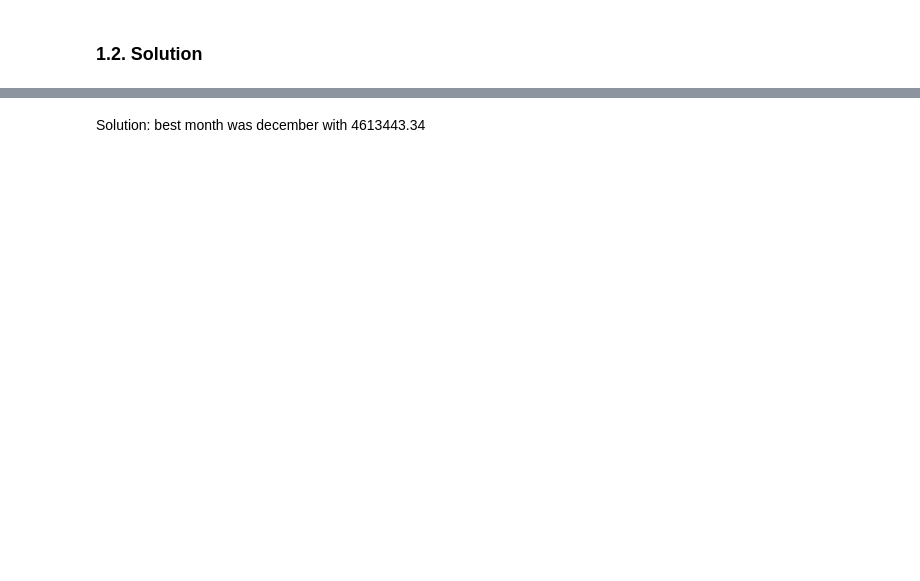
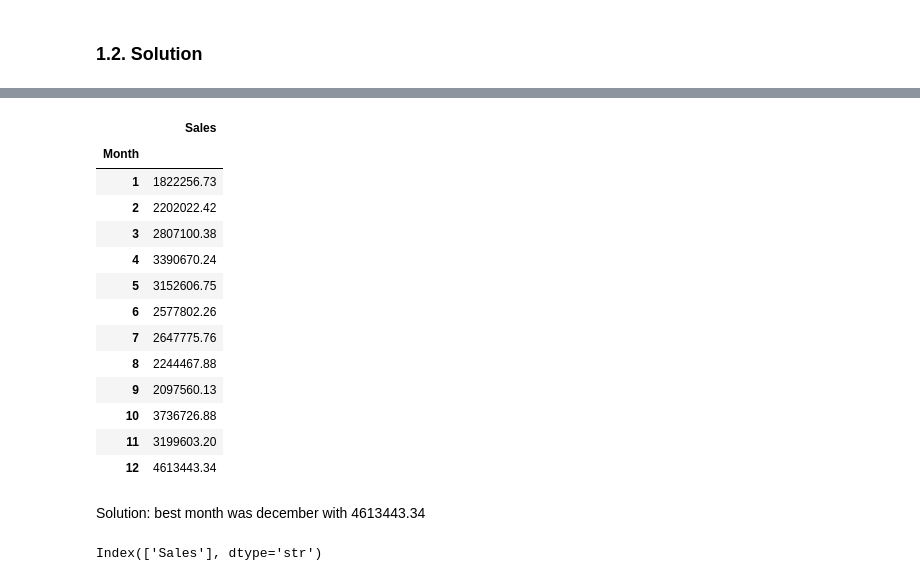
Before and after one commit to sofiaamoress/Learning-Pandas---Data-Science, a Jupyter notebook: code/analysis.ipynb, the cells around one changed output, grey strips where cells are left out. Drawn from its saved outputs; the diff is of its cells as text; code cells hidden in the pictures; blank space fills up the shorter version.

```diff
--- a/code/analysis.ipynb
+++ b/code/analysis.ipynb
@@ -151,7 +168,32 @@ all_data.head()
 # %%
-results = all_data.groupby('Month').sum()['Sales']
+# this command creates a series, not a table!!
+# results_sales = all_data.groupby('Month').sum()['Sales']
+
+results = pd.DataFrame()
+# results = results.assign(Month=pd.Series(range(1,13)))
+results = results.assign(Sales=results_sales)
+results.head(13)
+# %% [output]
+|  | Sales |
+| Month |  |
+| 1 | 1822256.73 |
+| 2 | 2202022.42 |
+| 3 | 2807100.38 |
+| 4 | 3390670.24 |
+| 5 | 3152606.75 |
+| 6 | 2577802.26 |
+| 7 | 2647775.76 |
+| 8 | 2244467.88 |
+| 9 | 2097560.13 |
+| 10 | 3736726.88 |
+| 11 | 3199603.20 |
+| 12 | 4613443.34 |
 # %% [markdown]
 Solution: best month was december with 4613443.34
+# %%
+results.columns
+# %% [output]
+Index(['Sales'], dtype='str')
 # %%
 import matplotlib.pyplot as plt
 
```
Also changed, not shown: parts of 9 cells of this notebook.
